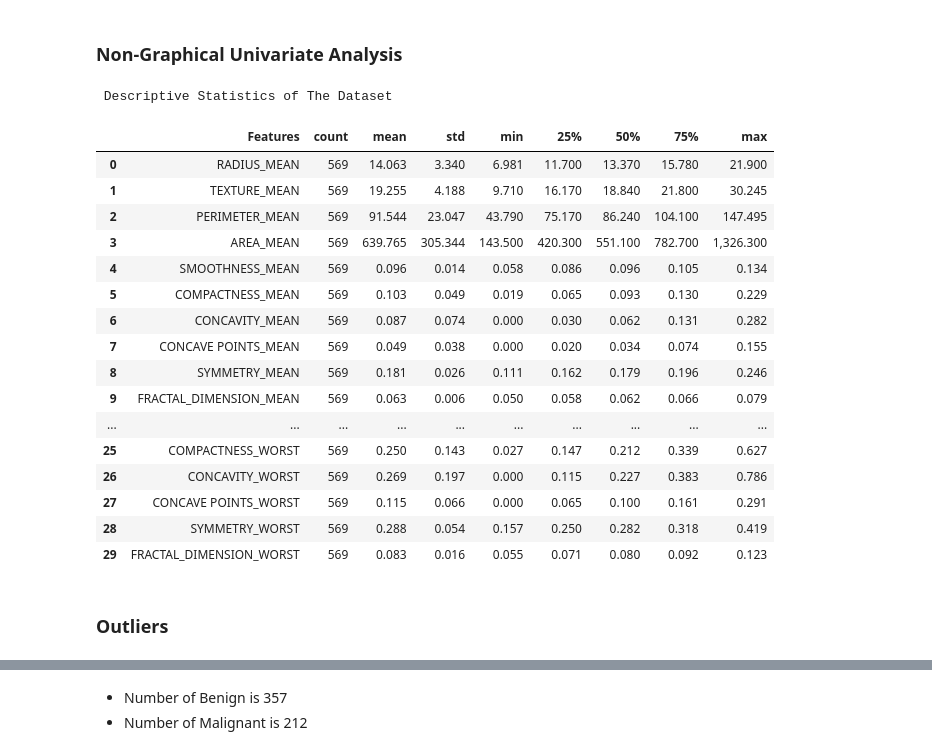
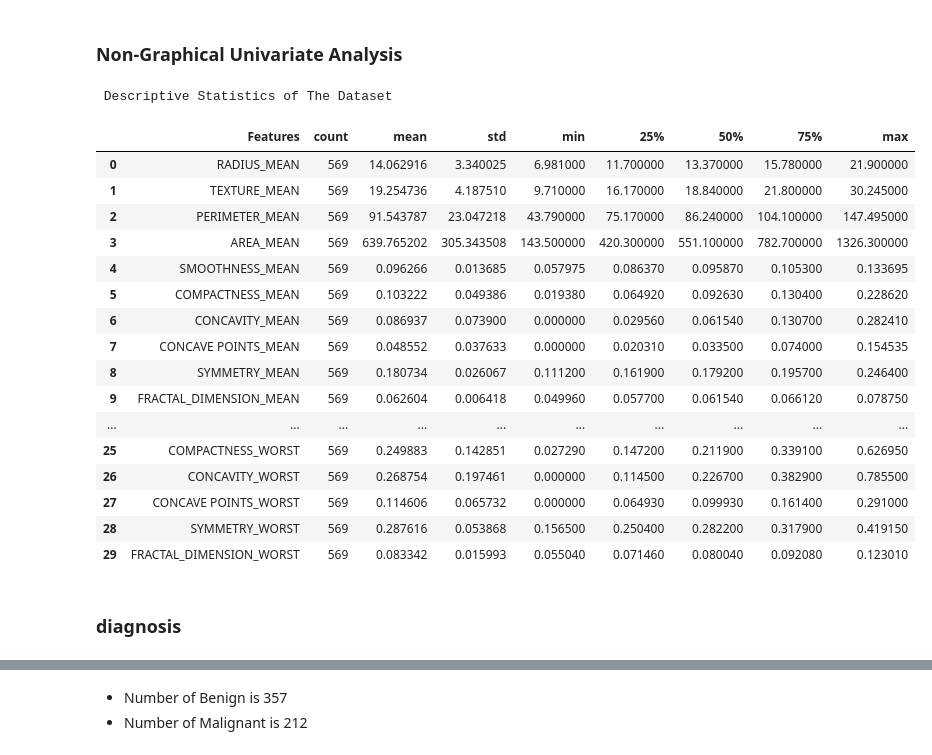
Before and after one commit to 10-Academy-quad-squad/casual-graph, a Jupyter notebook: notebooks/1. EDA.ipynb, the cells around one changed output, grey strips where cells are left out. Cells and saved outputs as stored; diff of their text form; code cells hidden in the pictures.

```diff
--- a/notebooks/1. EDA.ipynb
+++ b/notebooks/1. EDA.ipynb
@@ -265,46 +278,41 @@ Here the cleaned dataframe is saved as version 2 (v2) using dvc .
 # %%
 # df.describe().transpose()
 # %%
-colors= ['#fe4a49' ,'#2ab7ca' ,'#fed766' ,'#e6e6ea' ,'#f4f4f8']
-stats_df = df.drop(columns  = ['id']).describe().T.reset_index().rename(columns = {'index':'Features'})
-stats_df['count'] = stats_df['count'].astype(int)
+def describe_bar(df, cols_to_drop=[], color='#fed766'):
+    # colors= ['#fe4a49' ,'#2ab7ca' ,'#fed766' ,'#e6e6ea' ,'#f4f4f8']
+    stats_df = df.drop(columns  = cols_to_drop).describe().T.reset_index().rename(columns = {'index':'Features'})
+    stats_df['count'] = stats_df['count'].astype(int)
 
 
-style = stats_df.style.set_table_attributes("style='display:inline'").\
-                                bar(subset = ['min', '25%','50%','75%', 'max', 'mean'],axis = 1 ,color = colors[2])\
-                                .format({
-                                         'mean':"{:20,.3f}",
-                                         'std':"{:20,.3f}",
-                                         'min':"{:20,.3f}",
-                                         '25%':"{:20,.3f}",
-                                         '50%':"{:20,.3f}",
-                                         '75%':"{:20,.3f}",
-                                         'max':"{:20,.3f}"})\
-                                .format({"Features": lambda x:  x.upper()},
-                                 )\
-                                .set_properties(**{'background-color': 'white',
-                                    'color': 'black'})
-print('''\n Descriptive Statistics of The Dataset \n''')
+    style = stats_df.style.set_table_attributes("style='display:inline'").\
+                                    bar(subset = ['mean', 'min', '25%','50%','75%', 'max'] ,axis = 1 , color = color)\
+                                    .format({"Features": lambda x:  x.upper()},
+                                    )\
+                                    .set_properties(**{'background-color': 'white',
+                                        'color': 'black'})
+    print('''\n Descriptive Statistics of The Dataset''')
 
-display_html(style._repr_html_(), raw=True)
+    display_html(style._repr_html_(), raw=True)
-# %% [output]
- Descriptive Statistics of The Dataset
-|  | Features | count | mean | std | min | 25% | 50% | 75% | max |
-| 0 | RADIUS_MEAN | 569 | 14.063 | 3.340 | 6.981 | 11.700 | 13.370 | 15.780 | 21.900 |
-| 1 | TEXTURE_MEAN | 569 | 19.255 | 4.188 | 9.710 | 16.170 | 18.840 | 21.800 | 30.245 |
-| 2 | PERIMETER_MEAN | 569 | 91.544 | 23.047 | 43.790 | 75.170 | 86.240 | 104.100 | 147.495 |
-| 3 | AREA_MEAN | 569 | 639.765 | 305.344 | 143.500 | 420.300 | 551.100 | 782.700 | 1,326.300 |
-| 4 | SMOOTHNESS_MEAN | 569 | 0.096 | 0.014 | 0.058 | 0.086 | 0.096 | 0.105 | 0.134 |
-| 5 | COMPACTNESS_MEAN | 569 | 0.103 | 0.049 | 0.019 | 0.065 | 0.093 | 0.130 | 0.229 |
-| 6 | CONCAVITY_MEAN | 569 | 0.087 | 0.074 | 0.000 | 0.030 | 0.062 | 0.131 | 0.282 |
-| 7 | CONCAVE POINTS_MEAN | 569 | 0.049 | 0.038 | 0.000 | 0.020 | 0.034 | 0.074 | 0.155 |
-| 8 | SYMMETRY_MEAN | 569 | 0.181 | 0.026 | 0.111 | 0.162 | 0.179 | 0.196 | 0.246 |
-| 9 | FRACTAL_DIMENSION_MEAN | 569 | 0.063 | 0.006 | 0.050 | 0.058 | 0.062 | 0.066 | 0.079 |
-| ... | ... | ... | ... | ... | ... | ... | ... | ... | ... |
-| 25 | COMPACTNESS_WORST | 569 | 0.250 | 0.143 | 0.027 | 0.147 | 0.212 | 0.339 | 0.627 |
-| 26 | CONCAVITY_WORST | 569 | 0.269 | 0.197 | 0.000 | 0.115 | 0.227 | 0.383 | 0.786 |
-| 27 | CONCAVE POINTS_WORST | 569 | 0.115 | 0.066 | 0.000 | 0.065 | 0.100 | 0.161 | 0.291 |
-| 28 | SYMMETRY_WORST | 569 | 0.288 | 0.054 | 0.157 | 0.250 | 0.282 | 0.318 | 0.419 |
-| 29 | FRACTAL_DIMENSION_WORST | 569 | 0.083 | 0.016 | 0.055 | 0.071 | 0.080 | 0.092 | 0.123 |
+# %%
+describe_bar(df, ['id'], '#66F582')
+# %% [output]
+ Descriptive Statistics of The Dataset
+|  | Features | count | mean | std | min | 25% | 50% | 75% | max |
+| 0 | RADIUS_MEAN | 569 | 14.062916 | 3.340025 | 6.981000 | 11.700000 | 13.370000 | 15.780000 | 21.900000 |
+| 1 | TEXTURE_MEAN | 569 | 19.254736 | 4.187510 | 9.710000 | 16.170000 | 18.840000 | 21.800000 | 30.245000 |
+| 2 | PERIMETER_MEAN | 569 | 91.543787 | 23.047218 | 43.790000 | 75.170000 | 86.240000 | 104.100000 | 147.495000 |
+| 3 | AREA_MEAN | 569 | 639.765202 | 305.343508 | 143.500000 | 420.300000 | 551.100000 | 782.700000 | 1326.300000 |
+| 4 | SMOOTHNESS_MEAN | 569 | 0.096266 | 0.013685 | 0.057975 | 0.086370 | 0.095870 | 0.105300 | 0.133695 |
+| 5 | COMPACTNESS_MEAN | 569 | 0.103222 | 0.049386 | 0.019380 | 0.064920 | 0.092630 | 0.130400 | 0.228620 |
+| 6 | CONCAVITY_MEAN | 569 | 0.086937 | 0.073900 | 0.000000 | 0.029560 | 0.061540 | 0.130700 | 0.282410 |
+| 7 | CONCAVE POINTS_MEAN | 569 | 0.048552 | 0.037633 | 0.000000 | 0.020310 | 0.033500 | 0.074000 | 0.154535 |
+| 8 | SYMMETRY_MEAN | 569 | 0.180734 | 0.026067 | 0.111200 | 0.161900 | 0.179200 | 0.195700 | 0.246400 |
+| 9 | FRACTAL_DIMENSION_MEAN | 569 | 0.062604 | 0.006418 | 0.049960 | 0.057700 | 0.061540 | 0.066120 | 0.078750 |
+| ... | ... | ... | ... | ... | ... | ... | ... | ... | ... |
+| 25 | COMPACTNESS_WORST | 569 | 0.249883 | 0.142851 | 0.027290 | 0.147200 | 0.211900 | 0.339100 | 0.626950 |
+| 26 | CONCAVITY_WORST | 569 | 0.268754 | 0.197461 | 0.000000 | 0.114500 | 0.226700 | 0.382900 | 0.785500 |
+| 27 | CONCAVE POINTS_WORST | 569 | 0.114606 | 0.065732 | 0.000000 | 0.064930 | 0.099930 | 0.161400 | 0.291000 |
+| 28 | SYMMETRY_WORST | 569 | 0.287616 | 0.053868 | 0.156500 | 0.250400 | 0.282200 | 0.317900 | 0.419150 |
+| 29 | FRACTAL_DIMENSION_WORST | 569 | 0.083342 | 0.015993 | 0.055040 | 0.071460 | 0.080040 | 0.092080 | 0.123010 |
 # %% [markdown]
-### Outliers
+### diagnosis
```
Also changed, not shown: parts of 8 cells of this notebook.
